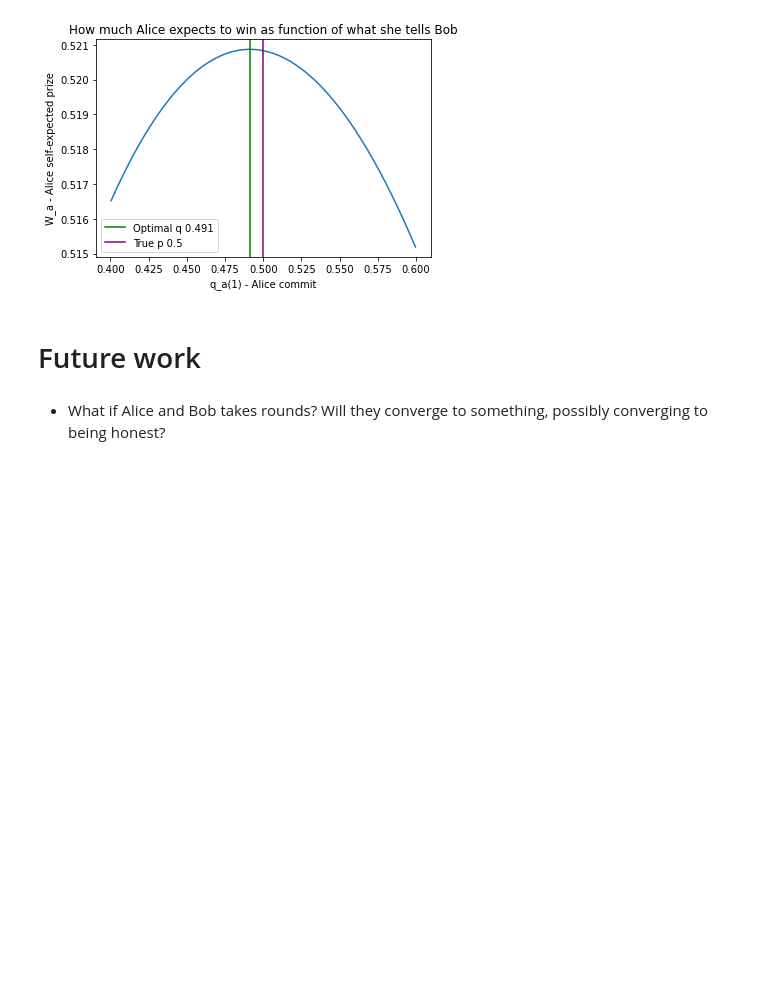
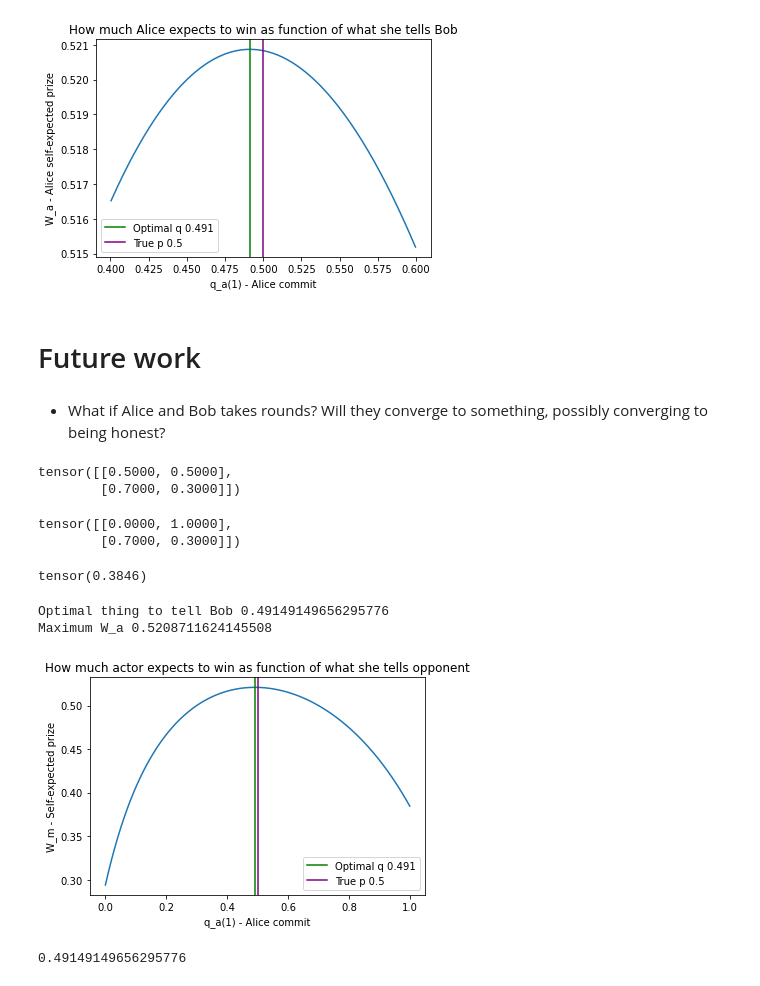
Before and after one commit to kmrasmussen/fastpages, a Jupyter notebook: _notebooks/2020-02-20-exploring_prediction_markets.ipynb, the cells around one changed output. Cells and saved outputs as stored; diff of their text form; code cells hidden in the pictures; blank space fills up the shorter version.

```diff
--- a/_notebooks/2020-02-20-exploring_prediction_markets.ipynb
+++ b/_notebooks/2020-02-20-exploring_prediction_markets.ipynb
@@ -91,7 +91,8 @@ $$f'_a(x) = \frac{q_a(x)}{q_a(x) + q_b(x)}$$
 With this change we can look at what a player $m$ expects to win $W_m = \mathbb{E}_{x \sim p_m}[f'_m(x)]$. The expectation is with respect to what the player truly belives about what will happen, but the public distribution $q_m(x)$ is what is used to compute the fraction.
 # %%
 def W(m,P,Q):
-    return P[m] @ (Q[m] / Q.sum(dim=0))
+    #P[m] @ (Q[m] / (Q.sum(dim=0)
+    return P[m] @ (Q[m] / ((Q.sum(dim=0) - Q[m]).detach() + Q[m]))
 # %% [markdown]
 What if Alice chose to lie, and say that her belief is $.49$ instead of $.5$? Then her self-expectation $W_a > Z_a$, she would be better off by being dishonest:
 # %%
@@ -147,3 +149,54 @@ plt.legend()
 # Future work
 # %% [markdown]
 * What if Alice and Bob takes rounds? Will they converge to something, possibly converging to being honest?
+# %%
+P
+# %% [output]
+tensor([[0.5000, 0.5000],
+        [0.7000, 0.3000]])
+# %%
+Q
+# %% [output]
+tensor([[0.0000, 1.0000],
+        [0.7000, 0.3000]])
+# %%
+W(0,P,Q)
+# %% [output]
+tensor(0.3846)
+# %%
+def get_optimal_lie(actor,P,opponent_commit, make_plot=False):
+    opponent = 1 - actor
+    #collapse_hide
+    qaps = torch.linspace(0,1,1000)
+    was = torch.zeros_like(qaps)
+    for i, qap in enumerate(qaps):
+        Q = torch.zeros(2,2)
+        Q[actor] = torch.tensor([1-qap,qap])
+        Q[opponent] = torch.tensor([1-opponent_commit,opponent_commit])
+        was[i] = W(actor,P,Q).item()
+        #print(qap.item(), was[i].item())
+
+    argmax_wa = was.argmax()
+    if make_plot:
+        print('Optimal thing to tell Bob', qaps[argmax_wa].item())
+        print('Maximum W_a', was[argmax_wa].item())
+    lie = qaps[argmax_wa].item()
+
+    if make_plot:
+        plt.plot(qaps,was)
+        plt.xlabel("q_a(1) - Alice commit")
+        plt.ylabel('W_m - Self-expected prize')
+        plt.title('How much actor expects to win as function of what she tells opponent')
+        plt.axvline(x=qaps[argmax_wa], label='Optimal q ' + str(round(qaps[argmax_wa].item(),3)), c='Green') #label='Maximum ' + str(round(was[argmax_wa].item(),3)), c='Green')
+        plt.axvline(x=0.5, label='True p ' + str(P[actor,1].item()), c='Purple')
+        plt.legend()
+        plt.show()
+
+    return lie
+# %%
+get_optimal_lie(0,P,0.3,make_plot=True)
+# %% [output]
+Optimal thing to tell Bob 0.49149149656295776
+Maximum W_a 0.5208711624145508
+[figure, added]
+0.49149149656295776
```
Also changed, not shown: parts of 19 cells of this notebook, 9 other files.
